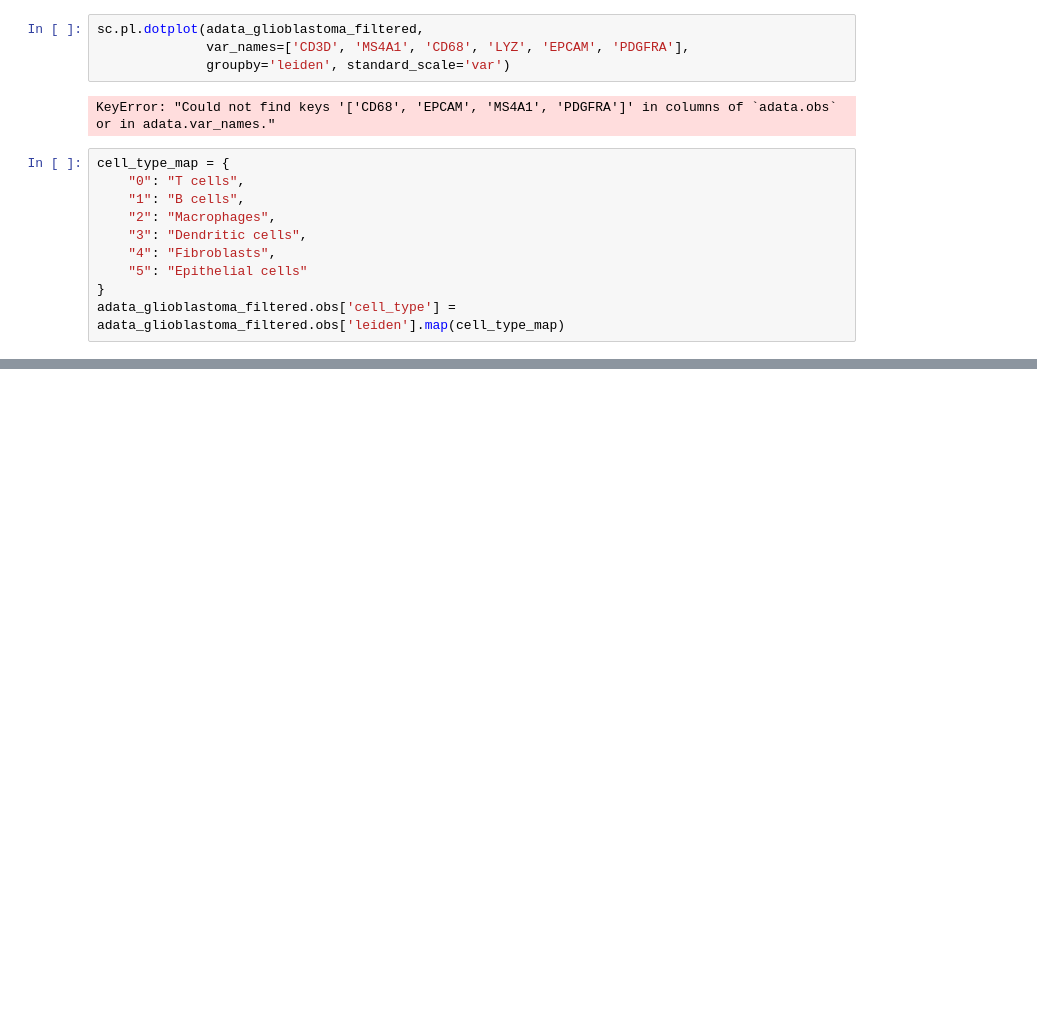
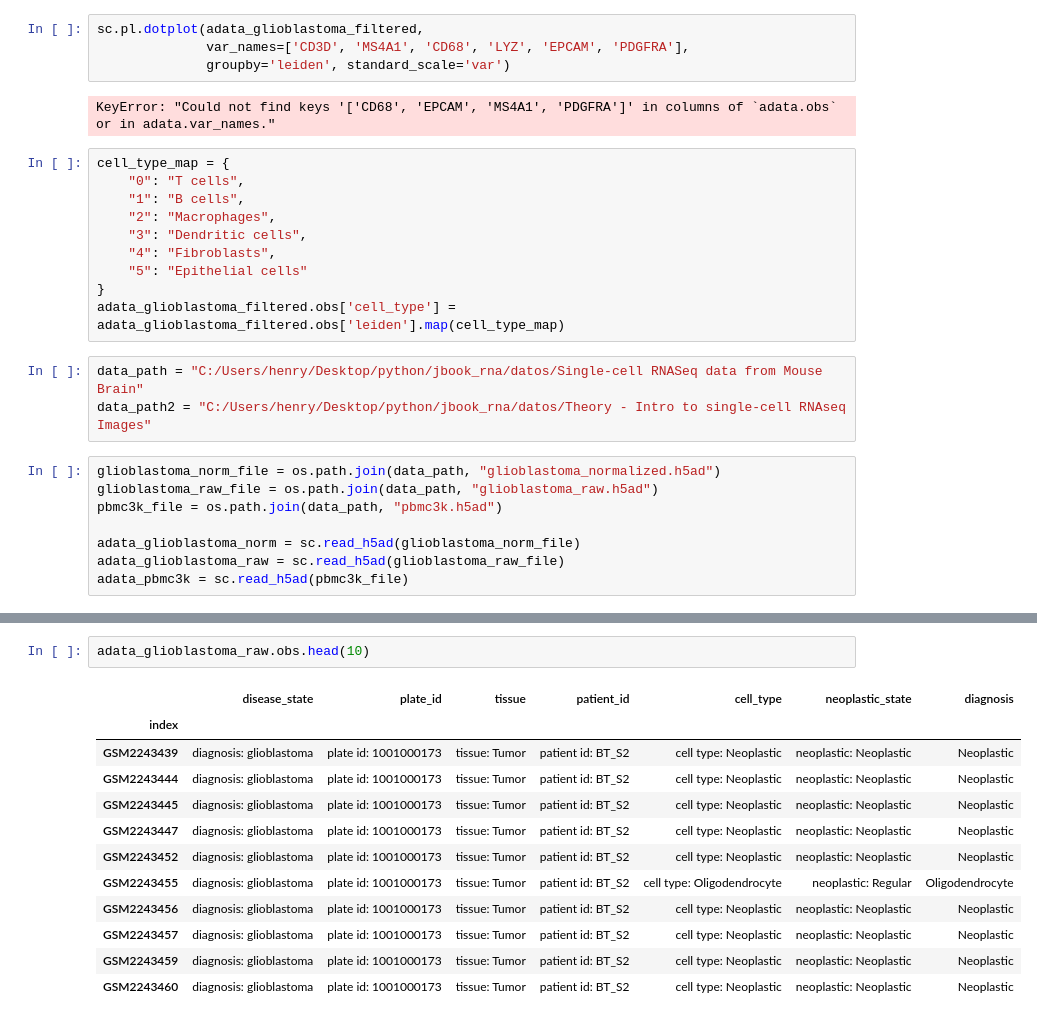
Before and after one commit to henrysaenz/eda_rna, a Jupyter notebook: _sources/raw_data.ipynb, the cells around one changed output, grey strips where cells are left out. Drawn from its saved outputs; the diff is of its cells as text; blank space fills up the shorter version.

```diff
--- a/_sources/raw_data.ipynb
+++ b/_sources/raw_data.ipynb
@@ -1110,3 +1140,14 @@ cell_type_map = {
     "5": "Epithelial cells"
 }
 adata_glioblastoma_filtered.obs['cell_type'] = adata_glioblastoma_filtered.obs['leiden'].map(cell_type_map)
+# %%
+data_path = "C:/Users/henry/Desktop/python/jbook_rna/datos/Single-cell RNASeq data from Mouse Brain"
+data_path2 = "C:/Users/henry/Desktop/python/jbook_rna/datos/Theory - Intro to single-cell RNAseq Images"
+# %%
+glioblastoma_norm_file = os.path.join(data_path, "glioblastoma_normalized.h5ad")
+glioblastoma_raw_file = os.path.join(data_path, "glioblastoma_raw.h5ad")
+pbmc3k_file = os.path.join(data_path, "pbmc3k.h5ad")
+
+adata_glioblastoma_norm = sc.read_h5ad(glioblastoma_norm_file)
+adata_glioblastoma_raw = sc.read_h5ad(glioblastoma_raw_file)
+adata_pbmc3k = sc.read_h5ad(pbmc3k_file)
@@ -1112,0 +1172,15 @@ adata_glioblastoma_filtered.obs['cell_type'] = adata_glioblastoma_filtered.obs['
+# %%
+adata_glioblastoma_raw.obs.head(10)
+# %% [output]
+|  | disease_state | plate_id | tissue | patient_id | cell_type | neoplastic_state | diagnosis |
+| index |  |  |  |  |  |  |  |
+| GSM2243439 | diagnosis: glioblastoma | plate id: 1001000173 | tissue: Tumor | patient id: BT_S2 | cell type: Neoplastic | neoplastic: Neoplastic | Neoplastic |
+| GSM2243444 | diagnosis: glioblastoma | plate id: 1001000173 | tissue: Tumor | patient id: BT_S2 | cell type: Neoplastic | neoplastic: Neoplastic | Neoplastic |
+| GSM2243445 | diagnosis: glioblastoma | plate id: 1001000173 | tissue: Tumor | patient id: BT_S2 | cell type: Neoplastic | neoplastic: Neoplastic | Neoplastic |
+| GSM2243447 | diagnosis: glioblastoma | plate id: 1001000173 | tissue: Tumor | patient id: BT_S2 | cell type: Neoplastic | neoplastic: Neoplastic | Neoplastic |
+| GSM2243452 | diagnosis: glioblastoma | plate id: 1001000173 | tissue: Tumor | patient id: BT_S2 | cell type: Neoplastic | neoplastic: Neoplastic | Neoplastic |
+| GSM2243455 | diagnosis: glioblastoma | plate id: 1001000173 | tissue: Tumor | patient id: BT_S2 | cell type: Oligodendrocyte | neoplastic: Regular | Oligodendrocyte |
+| GSM2243456 | diagnosis: glioblastoma | plate id: 1001000173 | tissue: Tumor | patient id: BT_S2 | cell type: Neoplastic | neoplastic: Neoplastic | Neoplastic |
+| GSM2243457 | diagnosis: glioblastoma | plate id: 1001000173 | tissue: Tumor | patient id: BT_S2 | cell type: Neoplastic | neoplastic: Neoplastic | Neoplastic |
+| GSM2243459 | diagnosis: glioblastoma | plate id: 1001000173 | tissue: Tumor | patient id: BT_S2 | cell type: Neoplastic | neoplastic: Neoplastic | Neoplastic |
+| GSM2243460 | diagnosis: glioblastoma | plate id: 1001000173 | tissue: Tumor | patient id: BT_S2 | cell type: Neoplastic | neoplastic: Neoplastic | Neoplastic |
```
Also changed, not shown: parts of 22 cells of this notebook, 4 other files.
